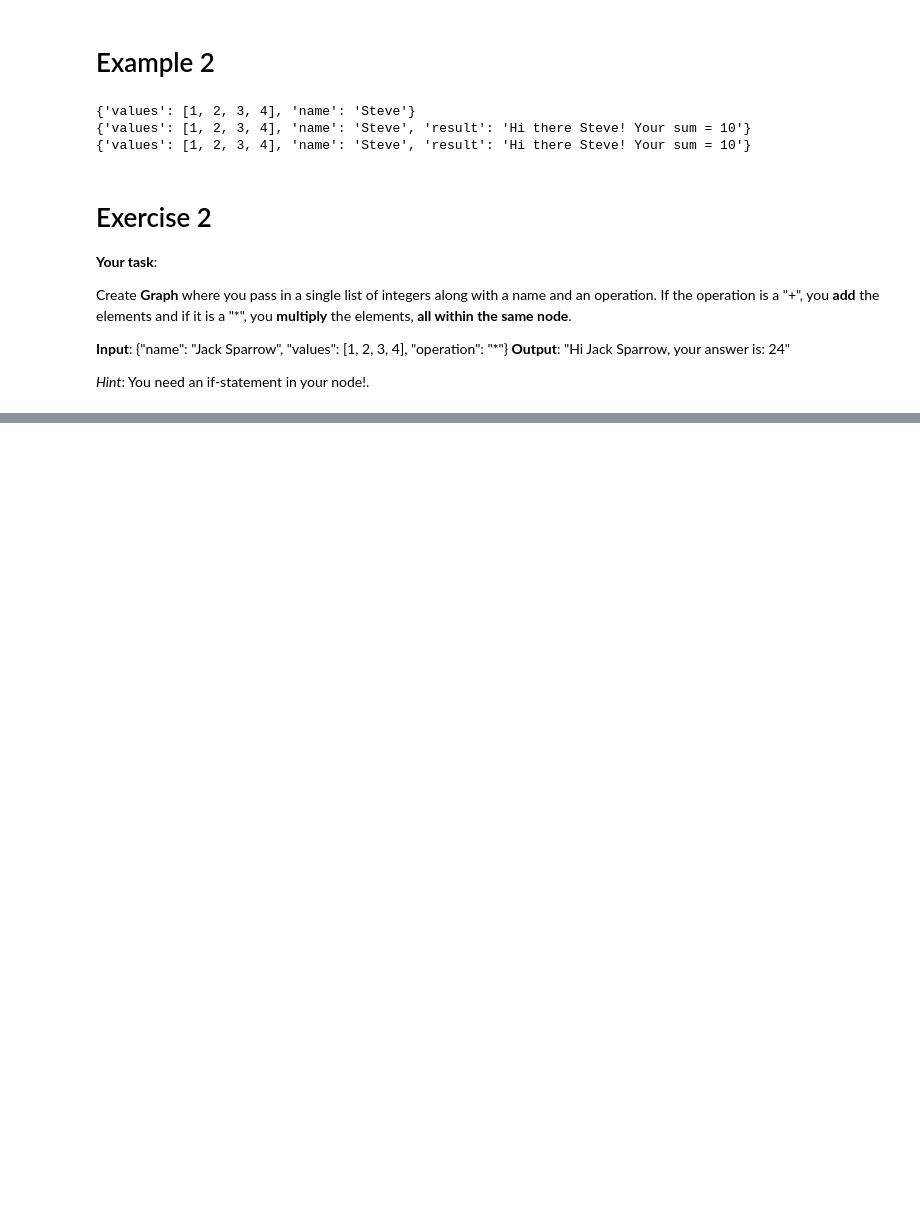
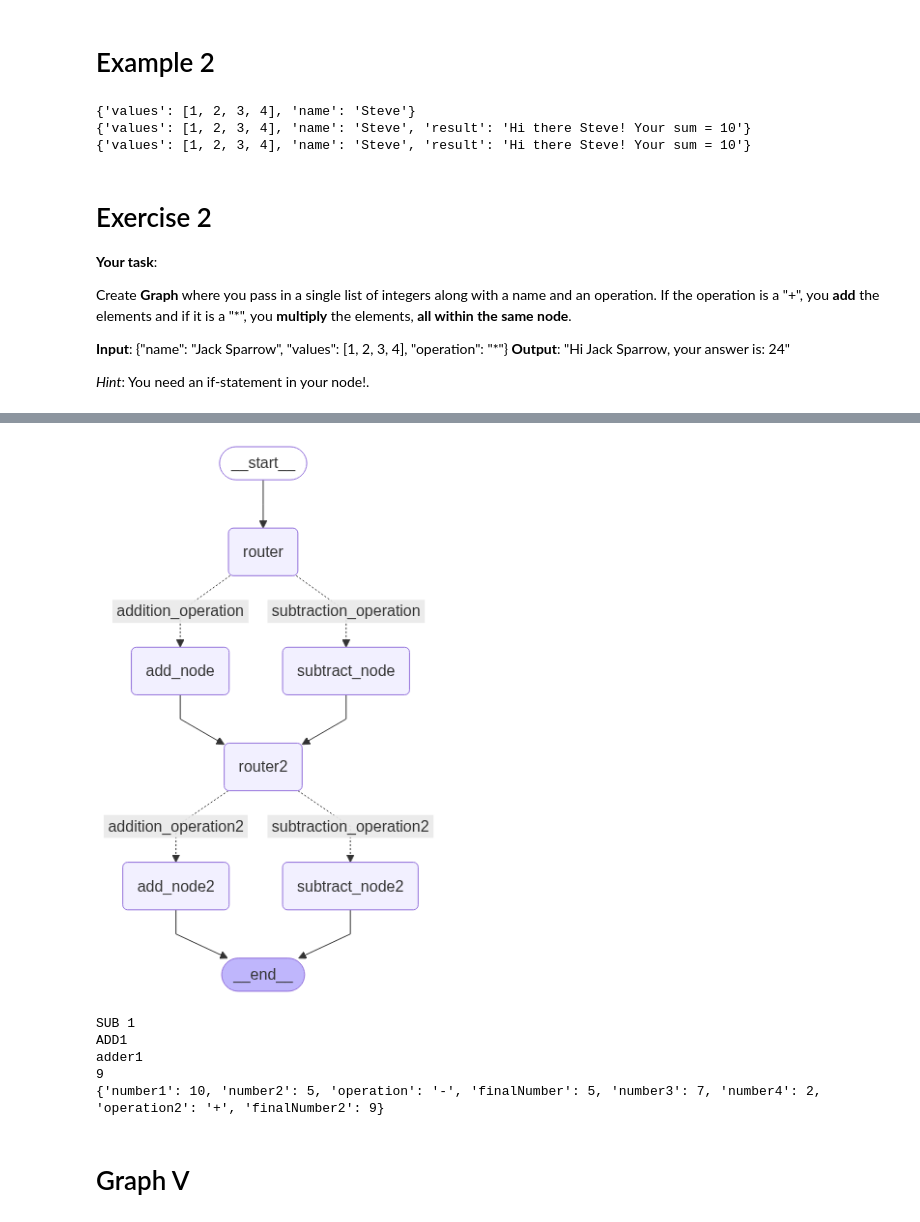
Before and after one commit to RobertRamos93/llm_graph_workflow, a Jupyter notebook: graph_workfloy.ipynb, the cells around one changed output, grey strips where cells are left out. Drawn from its saved outputs; the diff is of its cells as text; code cells hidden in the pictures; blank space fills up the shorter version.

```diff
--- a/graph_workfloy.ipynb
+++ b/graph_workfloy.ipynb
@@ -140,0 +274,6 @@ def process_exercise_two(state: ExerciseTwoState) -> ExerciseTwoState:
+# %%
+class AgentState(TypedDict):
+    number1: int
+    operation: str
+    number2: int
+    finalNumber: int
@@ -140,0 +339,10 @@ def process_exercise_two(state: ExerciseTwoState) -> ExerciseTwoState:
+# %%
+class AgentState(TypedDict):
+    number1: int
+    number2: int
+    operation: Literal["+", "-"]
+    finalNumber: int
+    number3: int
+    number4: int
+    operation2: Literal["+", "-"]
+    finalNumber2: int
@@ -140,0 +438,5 @@ def process_exercise_two(state: ExerciseTwoState) -> ExerciseTwoState:
+# %%
+from IPython.display import Image, display
+display(Image(app.get_graph().draw_mermaid_png()))
+# %% [output]
+[figure, added]
@@ -140,0 +445,10 @@ def process_exercise_two(state: ExerciseTwoState) -> ExerciseTwoState:
+# %%
+print(app.invoke(initial_state))
+# %% [output]
+SUB 1
+ADD1
+adder1
+9
+{'number1': 10, 'number2': 5, 'operation': '-', 'finalNumber': 5, 'number3': 7, 'number4': 2, 'operation2': '+', 'finalNumber2': 9}
+# %% [markdown]
+# Graph V
```
Also changed, not shown: parts of 30 cells of this notebook.
